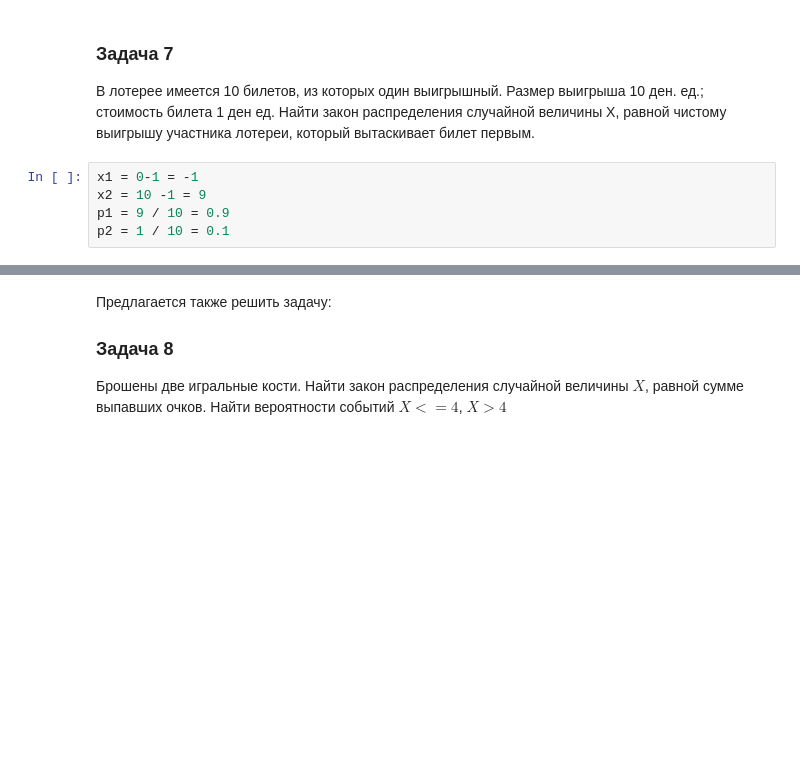
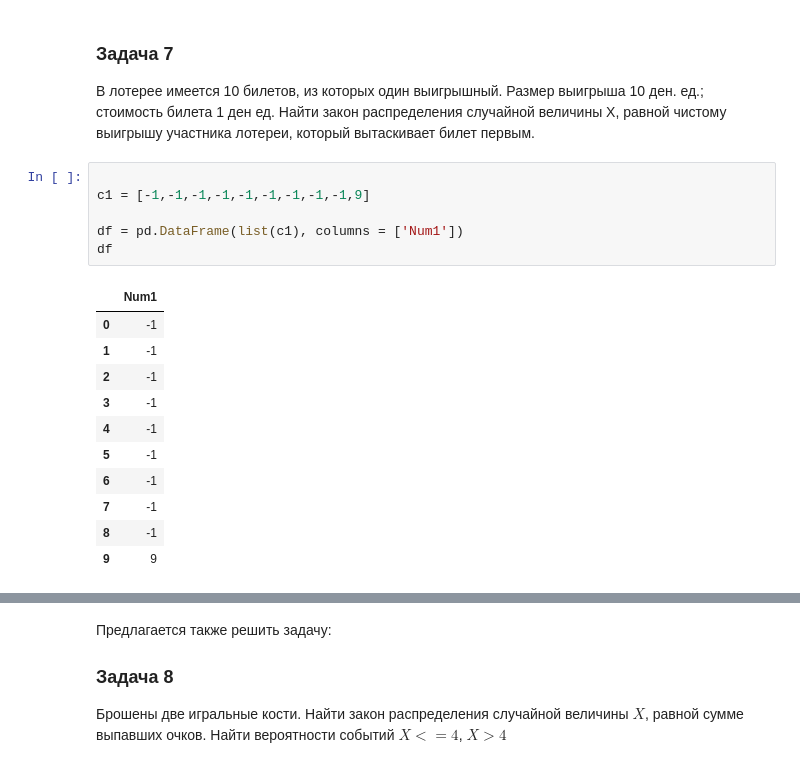
Before and after one commit to ilfun/Homework-DA, a Jupyter notebook: Stat/Практика_к_занятию_11 empty.ipynb, the cells around one changed output, grey strips where cells are left out. Cells and saved outputs as stored; diff of their text form; blank space fills up the shorter version.

```diff
--- a/Stat/Практика_к_занятию_11 empty.ipynb
+++ b/Stat/Практика_к_занятию_11 empty.ipynb
@@ -205,8 +239,21 @@ d
 # %% [markdown]
 ### Задача 7
 В лотерее имеется 10 билетов, из которых один выигрышный. Размер выигрыша 10 ден. ед.; стоимость билета 1 ден ед. Найти закон распределения случайной величины X, равной чистому выигрышу участника лотереи, который вытаскивает билет первым.
-# %%
-x1 = 0-1 = -1
-x2 = 10 -1 = 9
-p1 = 9 / 10 = 0.9
-p2 = 1 / 10 = 0.1
+# %%
+
+c1 = [-1,-1,-1,-1,-1,-1,-1,-1,-1,9]
+
+df = pd.DataFrame(list(c1), columns = ['Num1'])
+df
+# %% [output]
+|  | Num1 |
+| 0 | -1 |
+| 1 | -1 |
+| 2 | -1 |
+| 3 | -1 |
+| 4 | -1 |
+| 5 | -1 |
+| 6 | -1 |
+| 7 | -1 |
+| 8 | -1 |
+| 9 | 9 |
```
Also changed, not shown: parts of 23 cells of this notebook.
